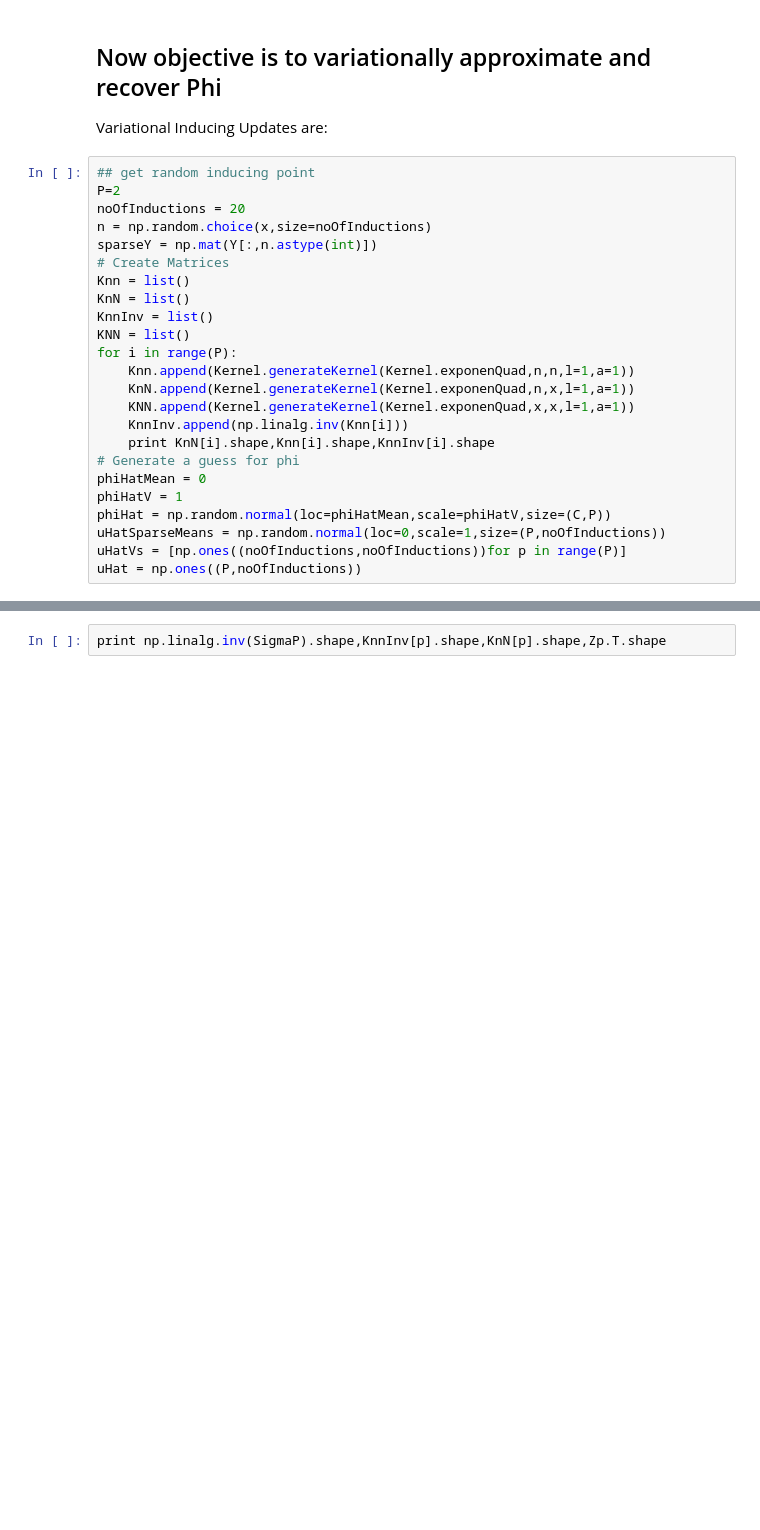
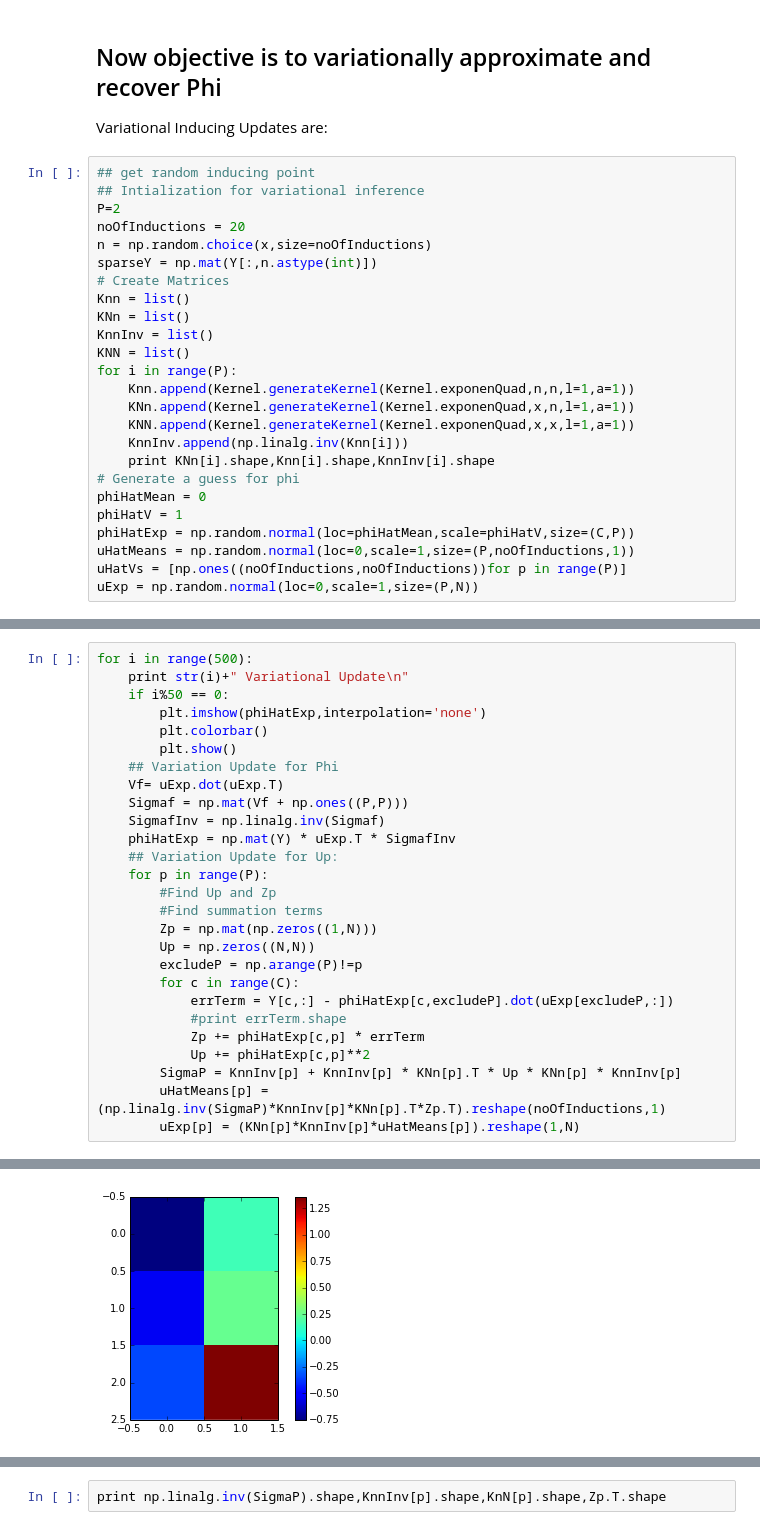
Before and after one commit to sudhNau/Baysian, a Jupyter notebook: SLFM Intro.ipynb, the cells around one changed output, grey strips where cells are left out. Cells and saved outputs as stored; diff of their text form; blank space fills up the shorter version.

```diff
--- a/SLFM Intro.ipynb
+++ b/SLFM Intro.ipynb
@@ -90,26 +92,27 @@ plt.legend()
 Variational Inducing Updates are:
 # %%
 ## get random inducing point
+## Intialization for variational inference
 P=2
 noOfInductions = 20
 n = np.random.choice(x,size=noOfInductions)
 sparseY = np.mat(Y[:,n.astype(int)])
 # Create Matrices
 Knn = list()
-KnN = list()
+KNn = list()
 KnnInv = list()
 KNN = list()
 for i in range(P):
     Knn.append(Kernel.generateKernel(Kernel.exponenQuad,n,n,l=1,a=1))
-    KnN.append(Kernel.generateKernel(Kernel.exponenQuad,n,x,l=1,a=1))
+    KNn.append(Kernel.generateKernel(Kernel.exponenQuad,x,n,l=1,a=1))
     KNN.append(Kernel.generateKernel(Kernel.exponenQuad,x,x,l=1,a=1))
     KnnInv.append(np.linalg.inv(Knn[i]))
-    print KnN[i].shape,Knn[i].shape,KnnInv[i].shape
+    print KNn[i].shape,Knn[i].shape,KnnInv[i].shape
 # Generate a guess for phi
 phiHatMean = 0
 phiHatV = 1
-phiHat = np.random.normal(loc=phiHatMean,scale=phiHatV,size=(C,P))
-uHatSparseMeans = np.random.normal(loc=0,scale=1,size=(P,noOfInductions))
+phiHatExp = np.random.normal(loc=phiHatMean,scale=phiHatV,size=(C,P))
+uHatMeans = np.random.normal(loc=0,scale=1,size=(P,noOfInductions,1))
 uHatVs = [np.ones((noOfInductions,noOfInductions))for p in range(P)]
-uHat = np.ones((P,noOfInductions))
+uExp = np.random.normal(loc=0,scale=1,size=(P,N))
 # %% [output]
@@ -132,0 +152,28 @@ and $V_{\phi} = <U><U>^T\sigma^2$
+# %%
+for i in range(500):
+    print str(i)+" Variational Update\n"
+    if i%50 == 0:
+        plt.imshow(phiHatExp,interpolation='none')
+        plt.colorbar()
+        plt.show()
+    ## Variation Update for Phi
+    Vf= uExp.dot(uExp.T)
+    Sigmaf = np.mat(Vf + np.ones((P,P)))
+    SigmafInv = np.linalg.inv(Sigmaf)
+    phiHatExp = np.mat(Y) * uExp.T * SigmafInv
+    ## Variation Update for Up:
+    for p in range(P):
+        #Find Up and Zp
+        #Find summation terms
+        Zp = np.mat(np.zeros((1,N)))
+        Up = np.zeros((N,N))
+        excludeP = np.arange(P)!=p
+        for c in range(C):
+            errTerm = Y[c,:] - phiHatExp[c,excludeP].dot(uExp[excludeP,:])
+            #print errTerm.shape
+            Zp += phiHatExp[c,p] * errTerm
+            Up += phiHatExp[c,p]**2
+        SigmaP = KnnInv[p] + KnnInv[p] * KNn[p].T * Up * KNn[p] * KnnInv[p]
+        uHatMeans[p] = (np.linalg.inv(SigmaP)*KnnInv[p]*KNn[p].T*Zp.T).reshape(noOfInductions,1)
+        uExp[p] = (KNn[p]*KnnInv[p]*uHatMeans[p]).reshape(1,N)
+# %% [output]
@@ -132,0 +181 @@ and $V_{\phi} = <U><U>^T\sigma^2$
+[figure, added]
```
Also changed, not shown: parts of 15 cells of this notebook.
